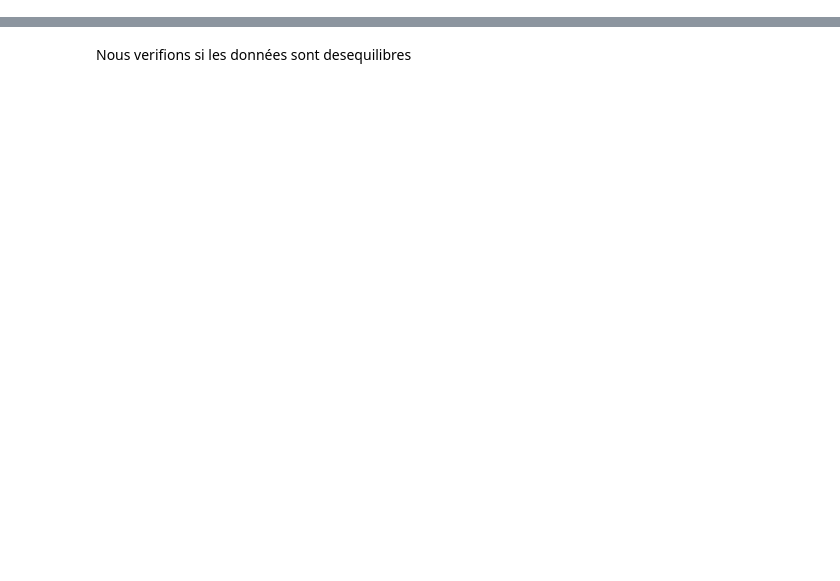
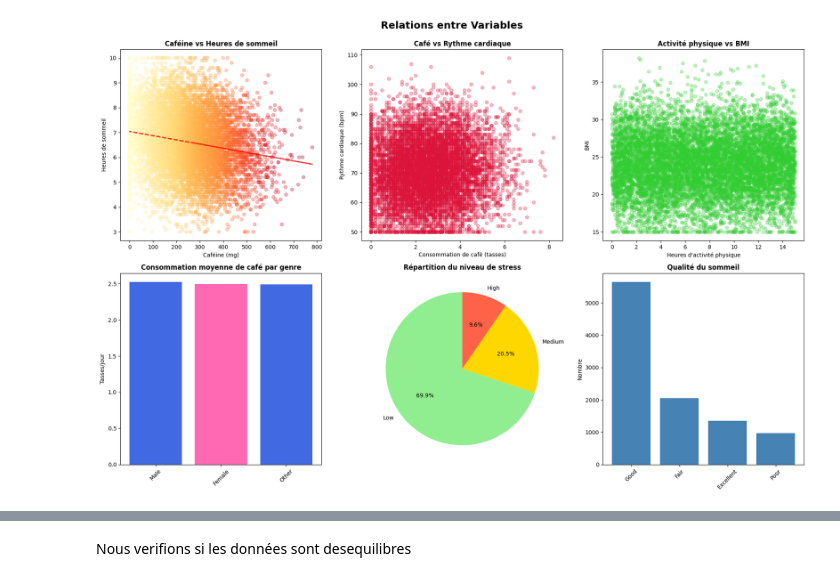
Before and after one commit to riada-zotiny/Processus_data, a Jupyter notebook: projet_AA.ipynb, the cells around one changed output, grey strips where cells are left out. Cells and saved outputs as stored; diff of their text form; code cells hidden in the pictures; blank space fills up the shorter version.

Commit message:
Some changer in procession and data exploration (need to think about engineering features a little bit more automatised the preprocession learnign for Processus DATa

```diff
--- a/projet_AA.ipynb
+++ b/projet_AA.ipynb
@@ -287,0 +40,6 @@ Occupation: {'Healthcare': 0, 'Office': 1, 'Other': 2, 'Service': 3, 'Student':
+# %%
+import pandas as pd
+
+
+df = pd.read_csv("data\\raw\\synthetic_coffee_health_10000.csv")
+df.head()
@@ -287,0 +246,53 @@ Occupation: {'Healthcare': 0, 'Office': 1, 'Other': 2, 'Service': 3, 'Student':
+# %%
+# Figure 2: Relations entre variables
+fig2, axes = plt.subplots(2, 3, figsize=(18, 12))
+fig2.suptitle('Relations entre Variables', fontsize=18, fontweight='bold', y=0.995)
+
+# Caféine vs Sommeil
+axes[0, 0].scatter(df['Caffeine_mg'], df['Sleep_Hours'], alpha=0.3, c=df['Coffee_Intake'], cmap='YlOrRd')
+axes[0, 0].set_title('Caféine vs Heures de sommeil', fontsize=12, fontweight='bold')
+axes[0, 0].set_xlabel('Caféine (mg)')
+axes[0, 0].set_ylabel('Heures de sommeil')
+z = np.polyfit(df['Caffeine_mg'], df['Sleep_Hours'], 1)
+p = np.poly1d(z)
+axes[0, 0].plot(df['Caffeine_mg'], p(df['Caffeine_mg']), "r--", alpha=0.8, linewidth=2)
+
+# Café vs Rythme cardiaque
+axes[0, 1].scatter(df['Coffee_Intake'], df['Heart_Rate'], alpha=0.3, color='#DC143C')
+axes[0, 1].set_title('Café vs Rythme cardiaque', fontsize=12, fontweight='bold')
+axes[0, 1].set_xlabel('Consommation de café (tasses)')
+axes[0, 1].set_ylabel('Rythme cardiaque (bpm)')
+
+# Activité physique vs BMI
+axes[0, 2].scatter(df['Physical_Activity_Hours'], df['BMI'], alpha=0.3, color='#32CD32')
+axes[0, 2].set_title('Activité physique vs BMI', fontsize=12, fontweight='bold')
+axes[0, 2].set_xlabel('Heures d\'activité physique')
+axes[0, 2].set_ylabel('BMI')
+
+# Genre vs Café
+gender_coffee = df.groupby('Gender')['Coffee_Intake'].mean().sort_values(ascending=False)
+axes[1, 0].bar(range(len(gender_coffee)), gender_coffee.values, color=['#4169E1', '#FF69B4'])
+axes[1, 0].set_xticks(range(len(gender_coffee)))
+axes[1, 0].set_xticklabels(gender_coffee.index, rotation=45)
+axes[1, 0].set_title('Consommation moyenne de café par genre', fontsize=12, fontweight='bold')
+axes[1, 0].set_ylabel('Tasses/jour')
+
+# Niveau de stress
+stress_counts = df['Stress_Level'].value_counts()
+colors_stress = ['#90EE90', '#FFD700', '#FF6347']
+axes[1, 1].pie(stress_counts.values, labels=stress_counts.index, autopct='%1.1f%%',
+               startangle=90, colors=colors_stress)
+axes[1, 1].set_title('Répartition du niveau de stress', fontsize=12, fontweight='bold')
+
+# Qualité du sommeil
+sleep_quality = df['Sleep_Quality'].value_counts()
+axes[1, 2].bar(range(len(sleep_quality)), sleep_quality.values, color='#4682B4')
+axes[1, 2].set_xticks(range(len(sleep_quality)))
+axes[1, 2].set_xticklabels(sleep_quality.index, rotation=45)
+axes[1, 2].set_title('Qualité du sommeil', fontsize=12, fontweight='bold')
+axes[1, 2].set_ylabel('Nombre')
+
+plt.tight_layout()
+plt.show()
+# %% [output]
+[figure, added]
```
Also changed, not shown: parts of 54 cells of this notebook, 3 other files.
